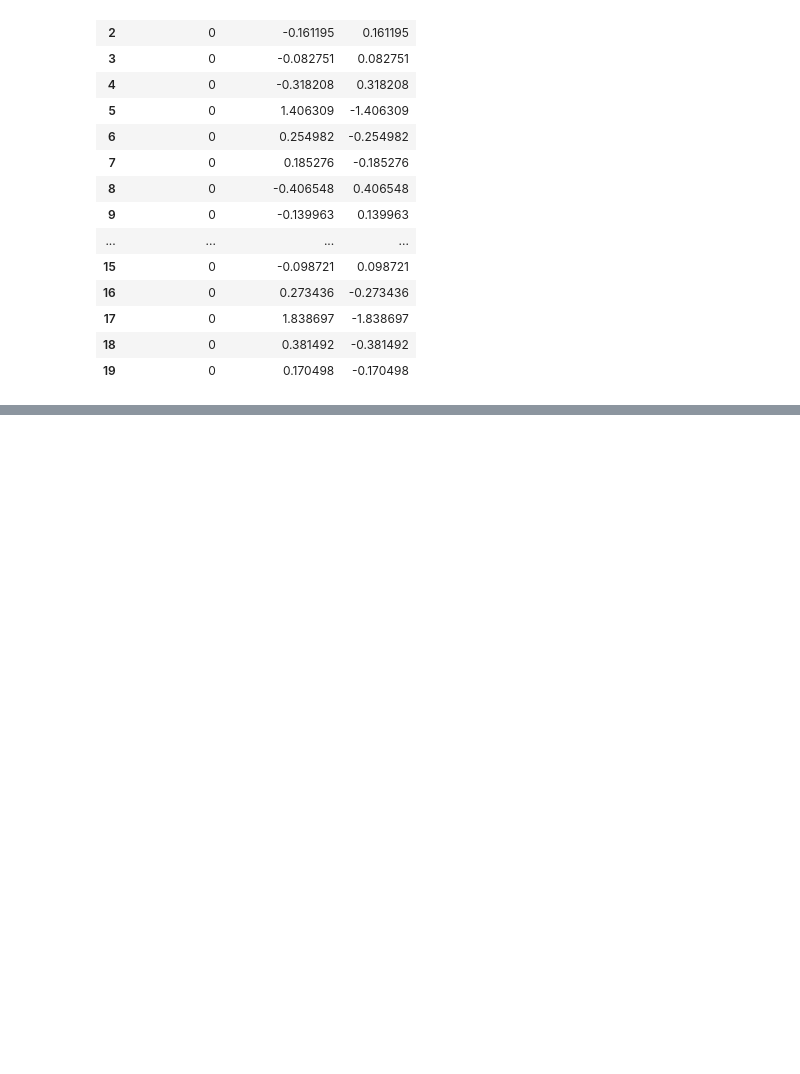
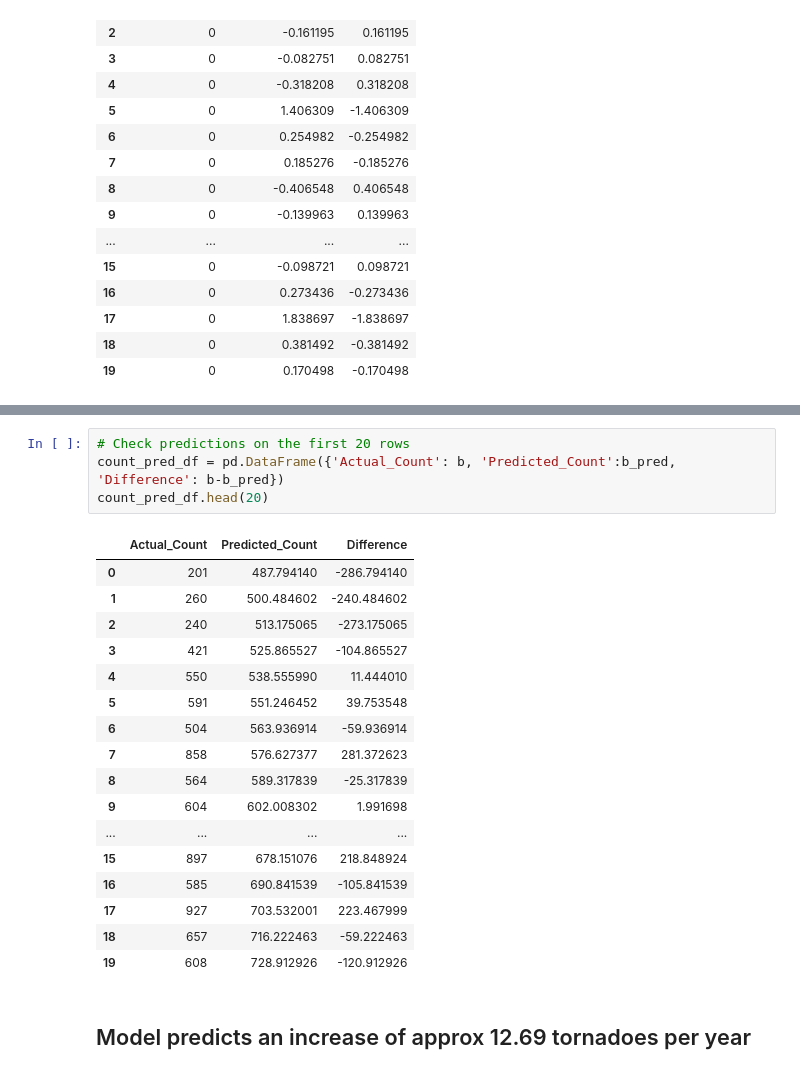
Before and after one commit to amiecostello22/Tornado_Alley, a Jupyter notebook: ML_Model.ipynb, the cells around one changed output, grey strips where cells are left out. Drawn from its saved outputs; the diff is of its cells as text; blank space fills up the shorter version.

```diff
--- a/ML_Model.ipynb
+++ b/ML_Model.ipynb
@@ -308,0 +388,24 @@ plt.scatter(tornado_df['Width_in_Yards'],tornado_df['Injuries'])
+# %%
+# Check predictions on the first 20 rows
+count_pred_df = pd.DataFrame({'Actual_Count': b, 'Predicted_Count':b_pred, 'Difference': b-b_pred})
+count_pred_df.head(20)
+# %% [output]
+|  | Actual_Count | Predicted_Count | Difference |
+| 0 | 201 | 487.794140 | -286.794140 |
+| 1 | 260 | 500.484602 | -240.484602 |
+| 2 | 240 | 513.175065 | -273.175065 |
+| 3 | 421 | 525.865527 | -104.865527 |
+| 4 | 550 | 538.555990 | 11.444010 |
+| 5 | 591 | 551.246452 | 39.753548 |
+| 6 | 504 | 563.936914 | -59.936914 |
+| 7 | 858 | 576.627377 | 281.372623 |
+| 8 | 564 | 589.317839 | -25.317839 |
+| 9 | 604 | 602.008302 | 1.991698 |
+| ... | ... | ... | ... |
+| 15 | 897 | 678.151076 | 218.848924 |
+| 16 | 585 | 690.841539 | -105.841539 |
+| 17 | 927 | 703.532001 | 223.467999 |
+| 18 | 657 | 716.222463 | -59.222463 |
+| 19 | 608 | 728.912926 | -120.912926 |
+# %% [markdown]
+## Model predicts an increase of approx 12.69 tornadoes per year
```
Also changed, not shown: parts of 16 cells of this notebook.
